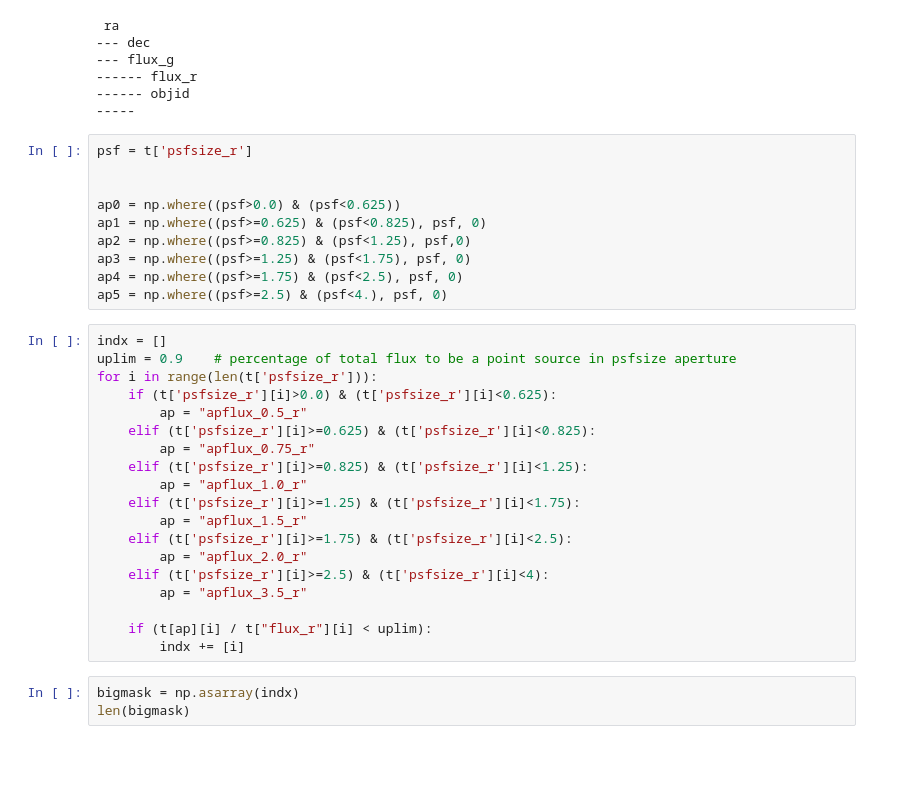
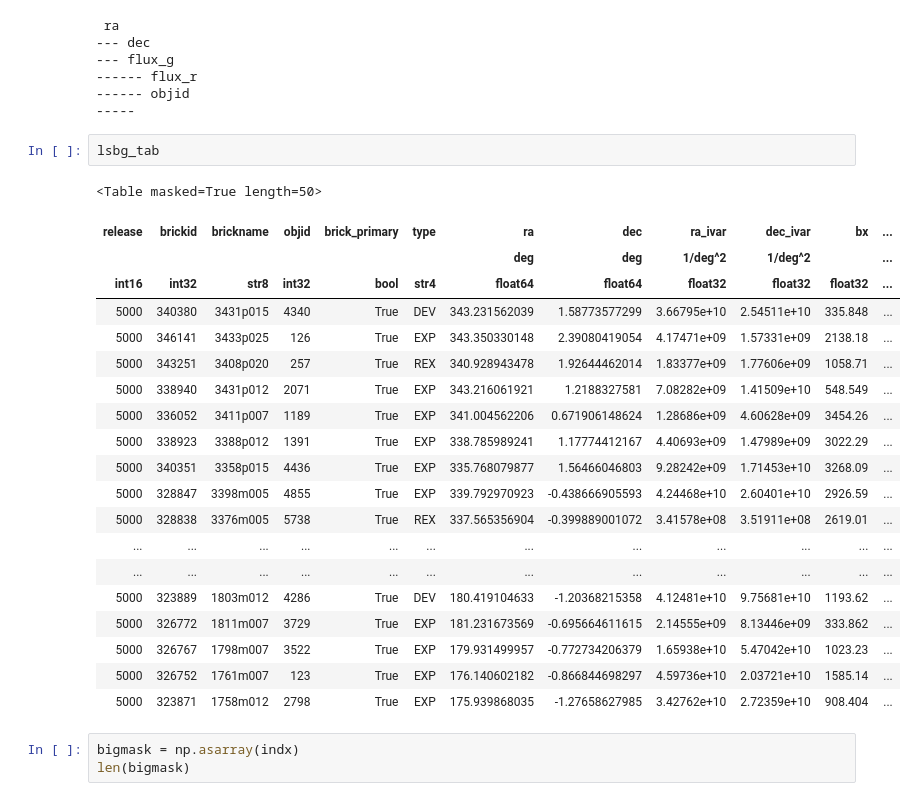
Before and after one commit to tlmakinen/ultra-diffuse-galaxy-JP, a Jupyter notebook: legacy-file-assembly.ipynb, the cells around one changed output. Cells and saved outputs as stored; diff of their text form; blank space fills up the shorter version.

```diff
--- a/legacy-file-assembly.ipynb
+++ b/legacy-file-assembly.ipynb
@@ -290,35 +297,29 @@ print(ra[ifoo],dec[ifoo],magg[ifoo],magr[ifoo],t['objid'][ifoo])
 ------ flux_r
 ------ objid
 -----
-# %%
-psf = t['psfsize_r']
-
-
-ap0 = np.where((psf>0.0) & (psf<0.625))
-ap1 = np.where((psf>=0.625) & (psf<0.825), psf, 0)
-ap2 = np.where((psf>=0.825) & (psf<1.25), psf,0)
-ap3 = np.where((psf>=1.25) & (psf<1.75), psf, 0)
-ap4 = np.where((psf>=1.75) & (psf<2.5), psf, 0)
-ap5 = np.where((psf>=2.5) & (psf<4.), psf, 0)
-# %%
-indx = []
-uplim = 0.9    # percentage of total flux to be a point source in psfsize aperture
-for i in range(len(t['psfsize_r'])):
-    if (t['psfsize_r'][i]>0.0) & (t['psfsize_r'][i]<0.625):
-        ap = "apflux_0.5_r"
-    elif (t['psfsize_r'][i]>=0.625) & (t['psfsize_r'][i]<0.825):
-        ap = "apflux_0.75_r"
-    elif (t['psfsize_r'][i]>=0.825) & (t['psfsize_r'][i]<1.25):
-        ap = "apflux_1.0_r"
-    elif (t['psfsize_r'][i]>=1.25) & (t['psfsize_r'][i]<1.75):
-        ap = "apflux_1.5_r"
-    elif (t['psfsize_r'][i]>=1.75) & (t['psfsize_r'][i]<2.5):
-        ap = "apflux_2.0_r"
-    elif (t['psfsize_r'][i]>=2.5) & (t['psfsize_r'][i]<4):
-        ap = "apflux_3.5_r"
-
-    if (t[ap][i] / t["flux_r"][i] < uplim):
-        indx += [i]
+# %%
+lsbg_tab
+# %% [output]
+<Table masked=True length=50>
+| release | brickid | brickname | objid | brick_primary | type | ra | dec | ra_ivar | dec_ivar | bx | ... |
+|  |  |  |  |  |  | deg | deg | 1/deg^2 | 1/deg^2 |  | ... |
+| int16 | int32 | str8 | int32 | bool | str4 | float64 | float64 | float32 | float32 | float32 | ... |
+| 5000 | 340380 | 3431p015 | 4340 | True | DEV | 343.231562039 | 1.58773577299 | 3.66795e+10 | 2.54511e+10 | 335.848 | ... |
+| 5000 | 346141 | 3433p025 | 126 | True | EXP | 343.350330148 | 2.39080419054 | 4.17471e+09 | 1.57331e+09 | 2138.18 | ... |
+| 5000 | 343251 | 3408p020 | 257 | True | REX | 340.928943478 | 1.92644462014 | 1.83377e+09 | 1.77606e+09 | 1058.71 | ... |
+| 5000 | 338940 | 3431p012 | 2071 | True | EXP | 343.216061921 | 1.2188327581 | 7.08282e+09 | 1.41509e+10 | 548.549 | ... |
+| 5000 | 336052 | 3411p007 | 1189 | True | EXP | 341.004562206 | 0.671906148624 | 1.28686e+09 | 4.60628e+09 | 3454.26 | ... |
+| 5000 | 338923 | 3388p012 | 1391 | True | EXP | 338.785989241 | 1.17774412167 | 4.40693e+09 | 1.47989e+09 | 3022.29 | ... |
+| 5000 | 340351 | 3358p015 | 4436 | True | EXP | 335.768079877 | 1.56466046803 | 9.28242e+09 | 1.71453e+10 | 3268.09 | ... |
+| 5000 | 328847 | 3398m005 | 4855 | True | EXP | 339.792970923 | -0.438666905593 | 4.24468e+10 | 2.60401e+10 | 2926.59 | ... |
+| 5000 | 328838 | 3376m005 | 5738 | True | REX | 337.565356904 | -0.399889001072 | 3.41578e+08 | 3.51911e+08 | 2619.01 | ... |
+| ... | ... | ... | ... | ... | ... | ... | ... | ... | ... | ... | ... |
+| ... | ... | ... | ... | ... | ... | ... | ... | ... | ... | ... | ... |
+| 5000 | 323889 | 1803m012 | 4286 | True | DEV | 180.419104633 | -1.20368215358 | 4.12481e+10 | 9.75681e+10 | 1193.62 | ... |
+| 5000 | 326772 | 1811m007 | 3729 | True | EXP | 181.231673569 | -0.695664611615 | 2.14555e+09 | 8.13446e+09 | 333.862 | ... |
+| 5000 | 326767 | 1798m007 | 3522 | True | EXP | 179.931499957 | -0.772734206379 | 1.65938e+10 | 5.47042e+10 | 1023.23 | ... |
+| 5000 | 326752 | 1761m007 | 123 | True | EXP | 176.140602182 | -0.866844698297 | 4.59736e+10 | 2.03721e+10 | 1585.14 | ... |
+| 5000 | 323871 | 1758m012 | 2798 | True | EXP | 175.939868035 | -1.27658627985 | 3.42762e+10 | 2.72359e+10 | 908.404 | ... |
 # %%
 bigmask = np.asarray(indx)
 len(bigmask)
```
Also changed, not shown: parts of 23 cells of this notebook, 4 other files.
